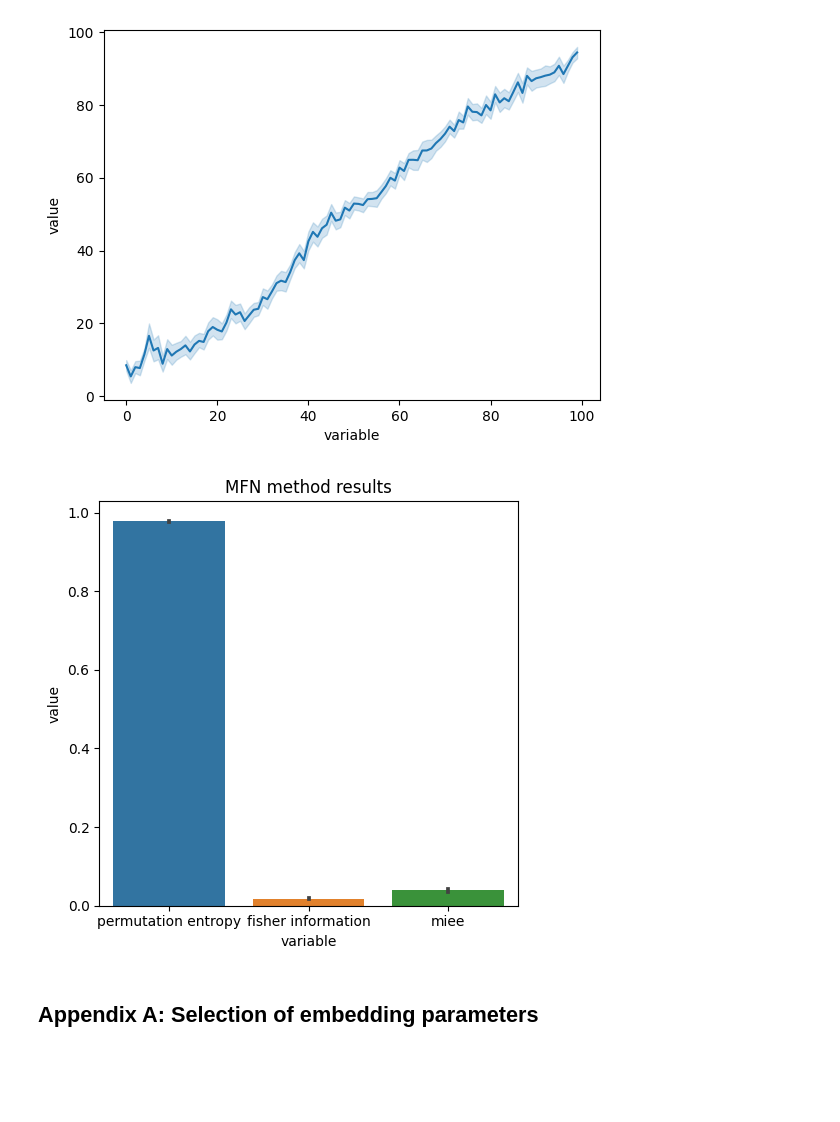
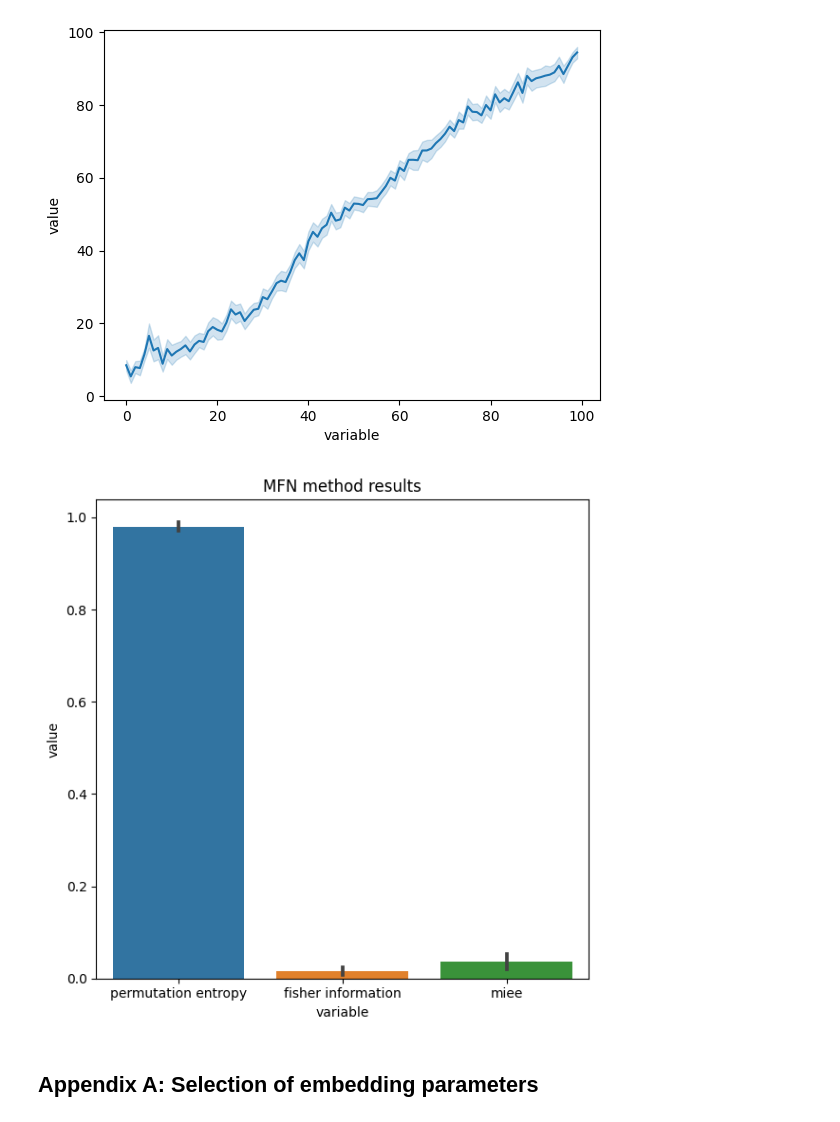
Before and after one commit to arthurpessa/ordpy, a Jupyter notebook: examples/ordpy.ipynb, the cells around one changed output. Drawn from its saved outputs; the diff is of its cells as text; code cells hidden in the pictures; blank space fills up the shorter version.

Commit message:
refact: changing the exact errorbar display

```diff
--- a/examples/ordpy.ipynb
+++ b/examples/ordpy.ipynb
@@ -1905,21 +1905,21 @@ sns.lineplot(lbb_df, x='variable', y='value')
 # %%
 value_dict = MFN(
     time_series,
     b=10,
     B=.1,
     size=100,
     dx=3
 )
 
-f, ax = plt.subplots(figsize=(5, 5))
+f, ax = plt.subplots(figsize=(6, 6))
 value_df = pd.DataFrame(value_dict).reset_index()
 value_df = value_df.melt(id_vars='index', value_vars=value_df.columns[1:])
-sns.barplot(value_df, x='variable', y='value', errorbar="ci")
+sns.barplot(value_df, x='variable', y='value', errorbar="sd")
 plt.title("MFN method results")
 f.tight_layout()
 f.savefig('manuscript_figures/fig10.pdf', dpi=300, bbox_inches='tight')
 # %% [output]
-[figure, old version]
+[figure, new version]
 # %% [markdown]
 ## Appendix A: Selection of embedding parameters
 # %%
```
Also changed, not shown: 1 other file.
